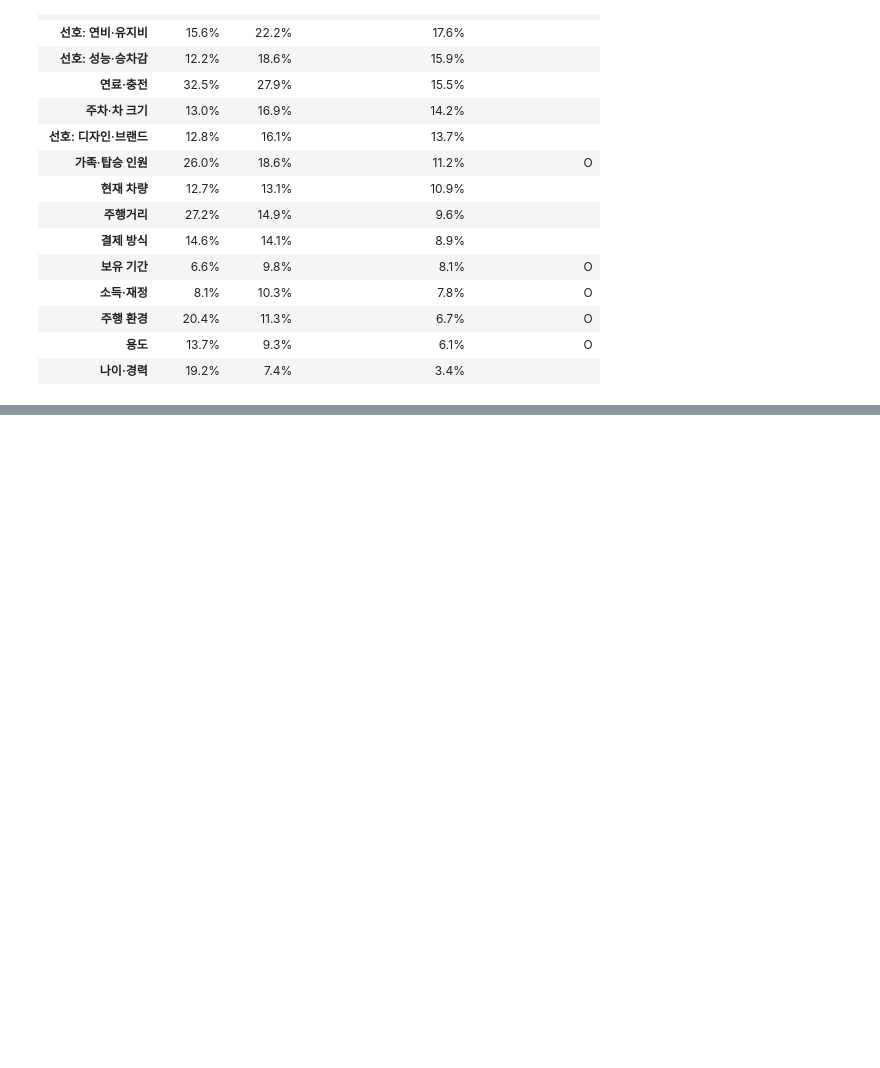
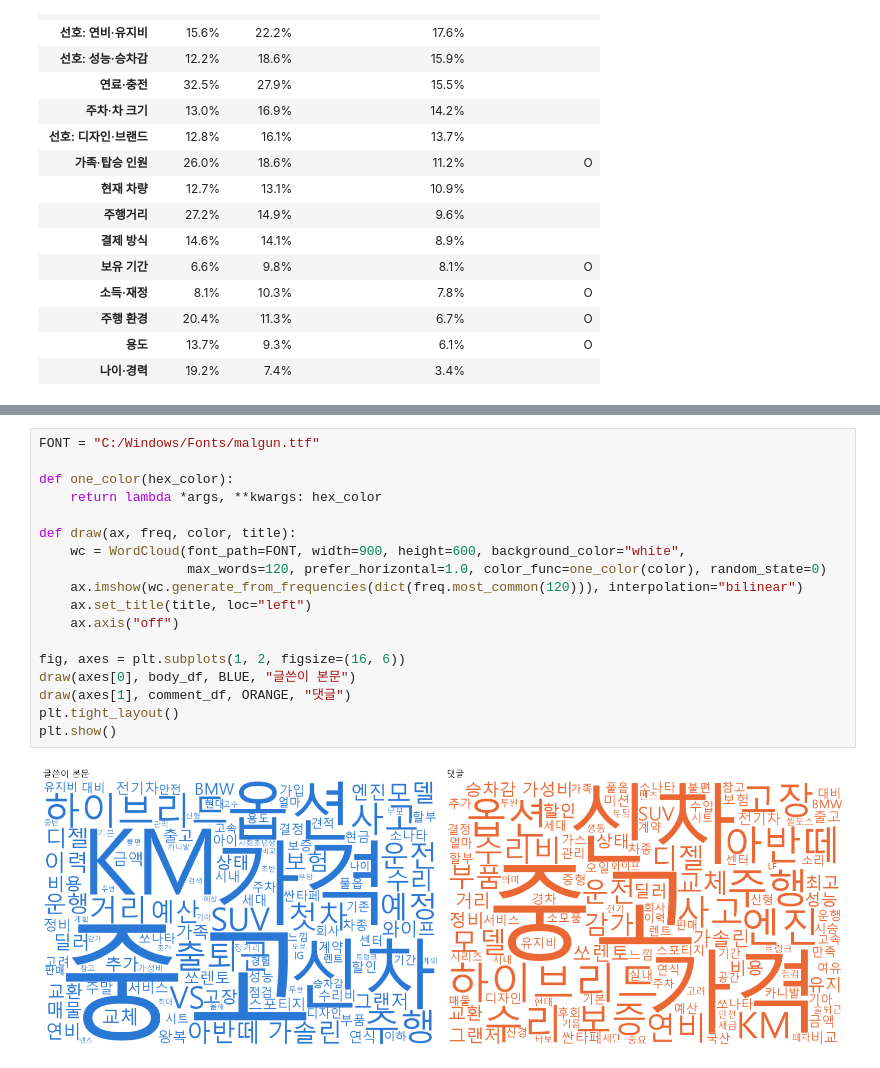
Before and after one commit to Jacod97/car-recommend-agent, a Jupyter notebook: review_analysis.ipynb, the cells around one changed output, grey strips where cells are left out. Cells and saved outputs as stored; diff of their text form; blank space fills up the shorter version.

Commit message:
visualize add

```diff
--- a/review_analysis.ipynb
+++ b/review_analysis.ipynb
@@ -373,0 +425,20 @@ view.style.format("{:.1%}", subset=["본문 언급률", "댓글 언급률", "본
+# %%
+FONT = "C:/Windows/Fonts/malgun.ttf"
+
+def one_color(hex_color):
+    return lambda *args, **kwargs: hex_color
+
+def draw(ax, freq, color, title):
+    wc = WordCloud(font_path=FONT, width=900, height=600, background_color="white",
+                   max_words=120, prefer_horizontal=1.0, color_func=one_color(color), random_state=0)
+    ax.imshow(wc.generate_from_frequencies(dict(freq.most_common(120))), interpolation="bilinear")
+    ax.set_title(title, loc="left")
+    ax.axis("off")
+
+fig, axes = plt.subplots(1, 2, figsize=(16, 6))
+draw(axes[0], body_df, BLUE, "글쓴이 본문")
+draw(axes[1], comment_df, ORANGE, "댓글")
+plt.tight_layout()
+plt.show()
+# %% [output]
+[figure, added]
```
Also changed, not shown: parts of 8 cells of this notebook, 2 other files.
